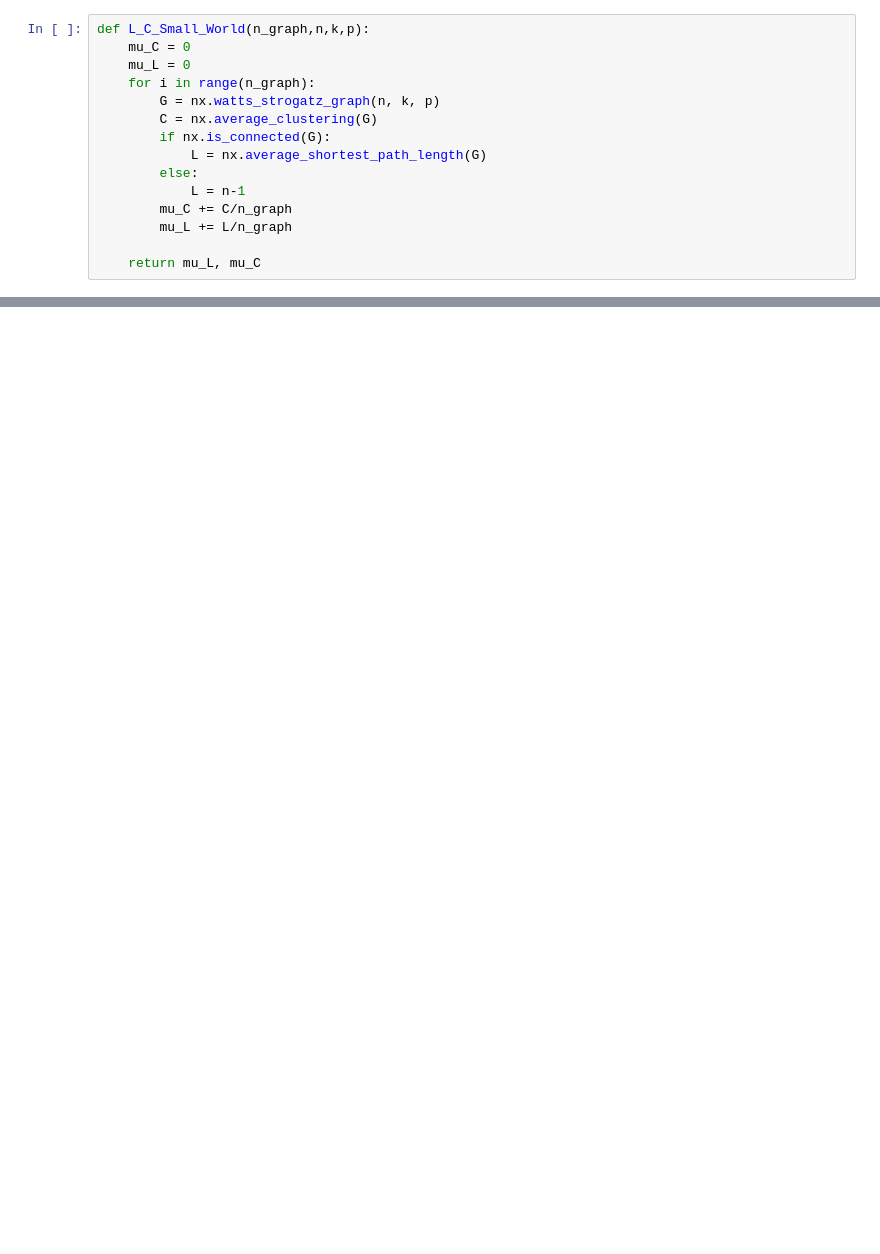
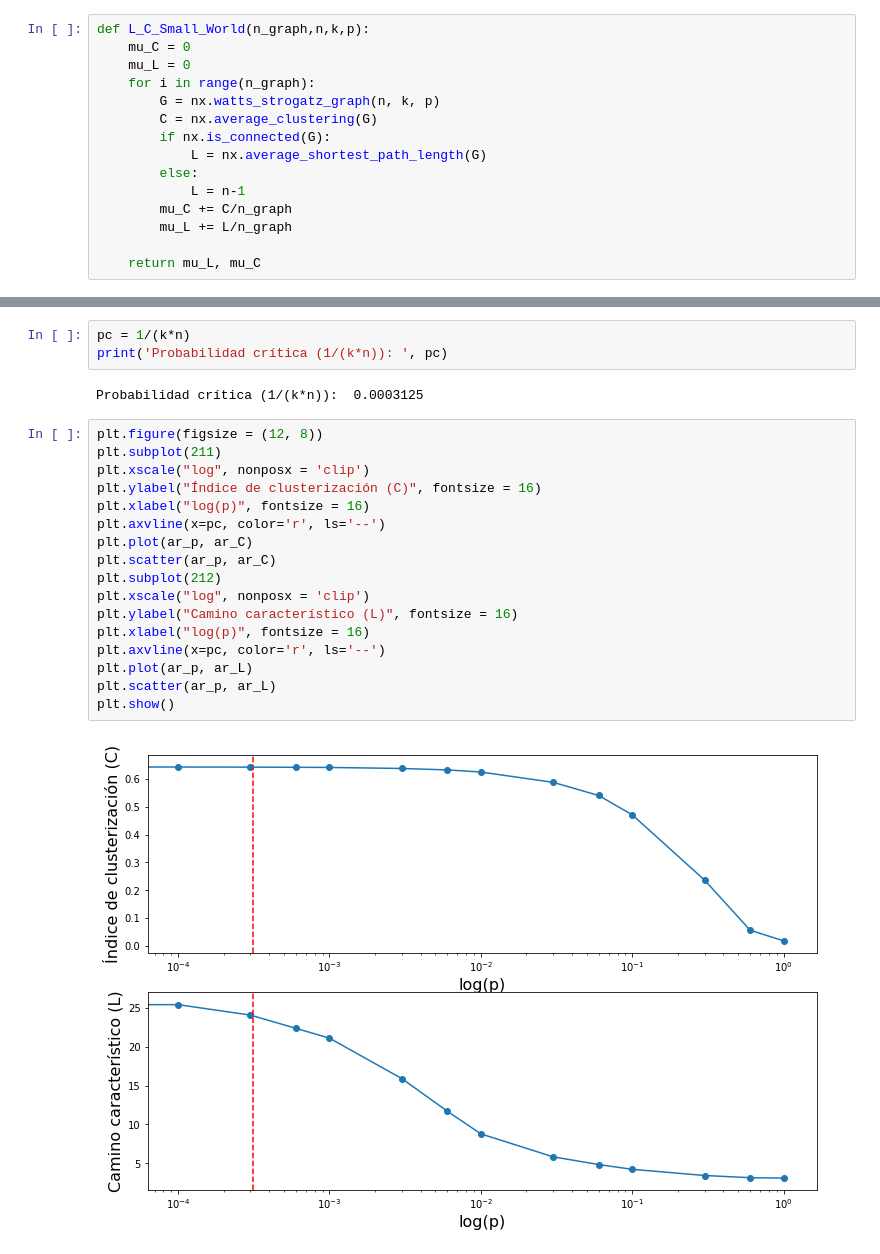
Before and after one commit to Huertas97/CRRTT_practicas, a Jupyter notebook: Practica 2/Practica_2.ipynb, the cells around one changed output, grey strips where cells are left out. Drawn from its saved outputs; the diff is of its cells as text; blank space fills up the shorter version.

```diff
--- a/Practica 2/Practica_2.ipynb
+++ b/Practica 2/Practica_2.ipynb
@@ -132 +171,25 @@ plt.xscale("log", nonposx = 'clip')
+# %%
+pc = 1/(k*n)
+print('Probabilidad crítica (1/(k*n)): ', pc)
+# %% [output]
+Probabilidad crítica (1/(k*n)):  0.0003125
+# %%
+plt.figure(figsize = (12, 8))
+plt.subplot(211)
+plt.xscale("log", nonposx = 'clip')
+plt.ylabel("Índice de clusterización (C)", fontsize = 16)
+plt.xlabel("log(p)", fontsize = 16)
+plt.axvline(x=pc, color='r', ls='--')
+plt.plot(ar_p, ar_C)
+plt.scatter(ar_p, ar_C)
+plt.subplot(212)
+plt.xscale("log", nonposx = 'clip')
+plt.ylabel("Camino característico (L)", fontsize = 16)
+plt.xlabel("log(p)", fontsize = 16)
+plt.axvline(x=pc, color='r', ls='--')
+plt.plot(ar_p, ar_L)
+plt.scatter(ar_p, ar_L)
+plt.show()
+# %% [output]
+[figure, added]
 # %% [markdown]
```
Also changed, not shown: parts of 38 cells of this notebook, 3 other files.
